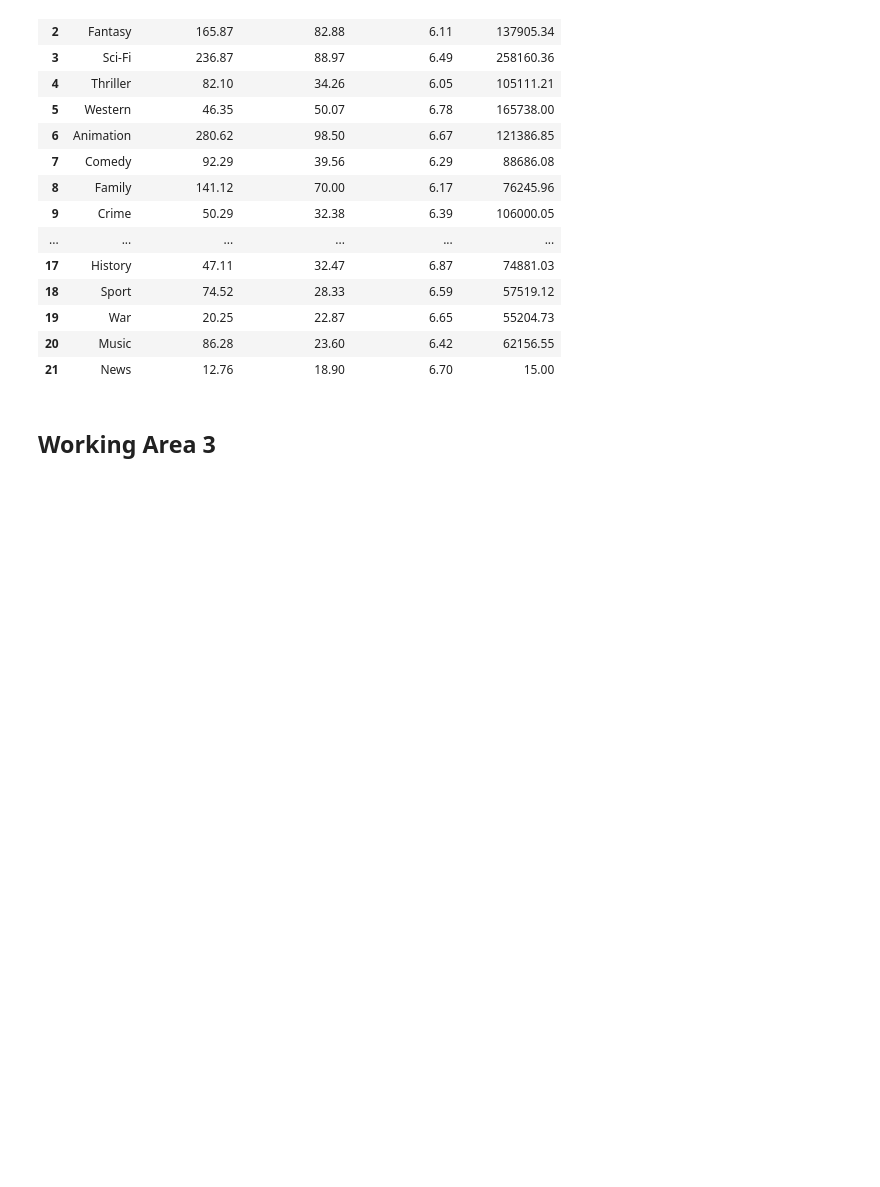
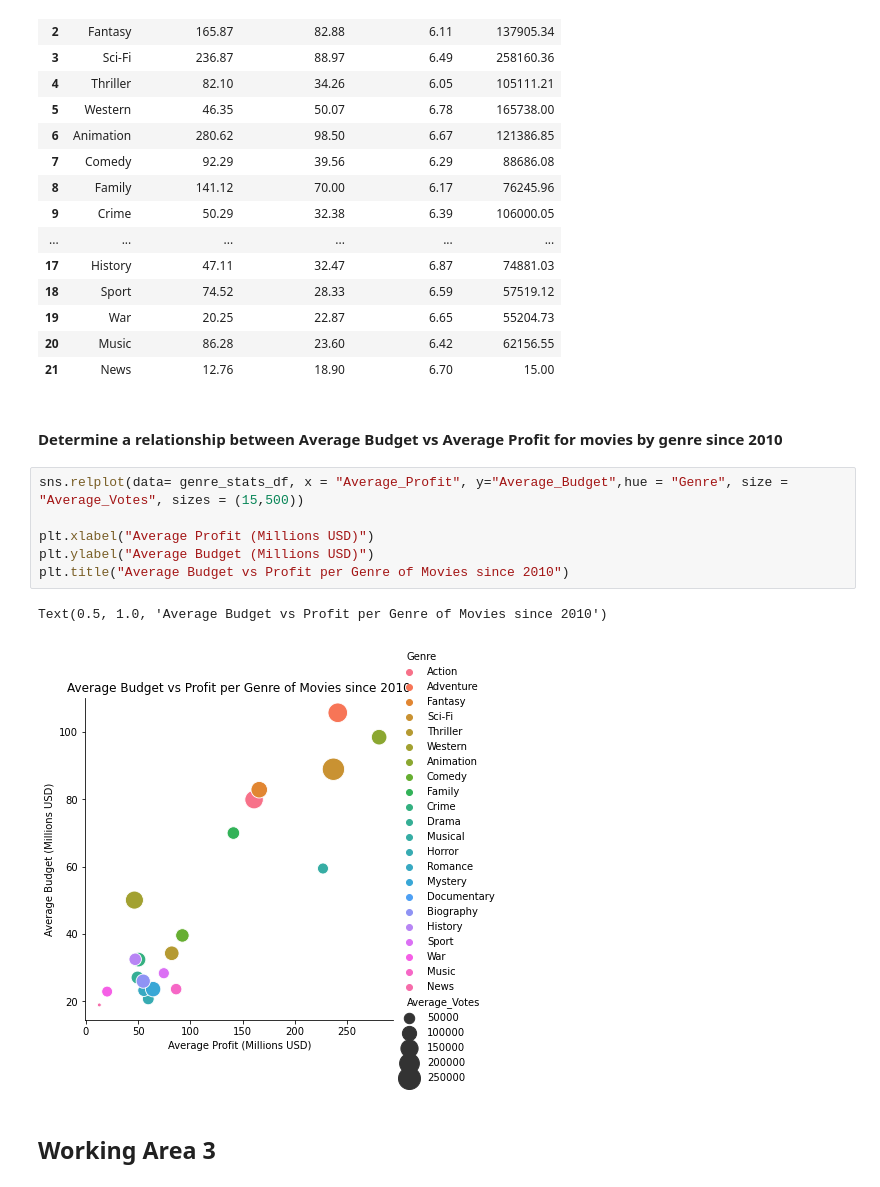
Before and after one commit to mrodberg/Pod1Capstone, a Jupyter notebook: Primary Notebook.ipynb, the cells around one changed output. Drawn from its saved outputs; the diff is of its cells as text; blank space fills up the shorter version.

```diff
--- a/Primary Notebook.ipynb
+++ b/Primary Notebook.ipynb
@@ -337,5 +376,16 @@ genre_stats_df
 | 19 | War | 20.25 | 22.87 | 6.65 | 55204.73 |
 | 20 | Music | 86.28 | 23.60 | 6.42 | 62156.55 |
 | 21 | News | 12.76 | 18.90 | 6.70 | 15.00 |
+# %% [markdown]
+<h4> Determine a relationship between Average Budget vs Average Profit for movies by genre since 2010
+# %%
+sns.relplot(data= genre_stats_df, x = "Average_Profit", y="Average_Budget",hue = "Genre", size = "Average_Votes", sizes = (15,500))
+
+plt.xlabel("Average Profit (Millions USD)")
+plt.ylabel("Average Budget (Millions USD)")
+plt.title("Average Budget vs Profit per Genre of Movies since 2010")
+# %% [output]
+Text(0.5, 1.0, 'Average Budget vs Profit per Genre of Movies since 2010')
+[figure, added]
 # %% [markdown]
 ## Working Area 3
```
Also changed, not shown: parts of 4 cells of this notebook.
